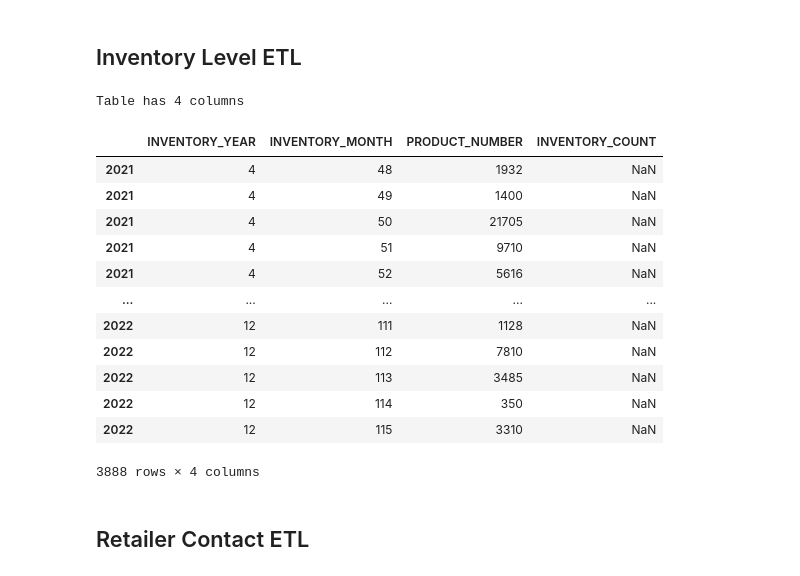
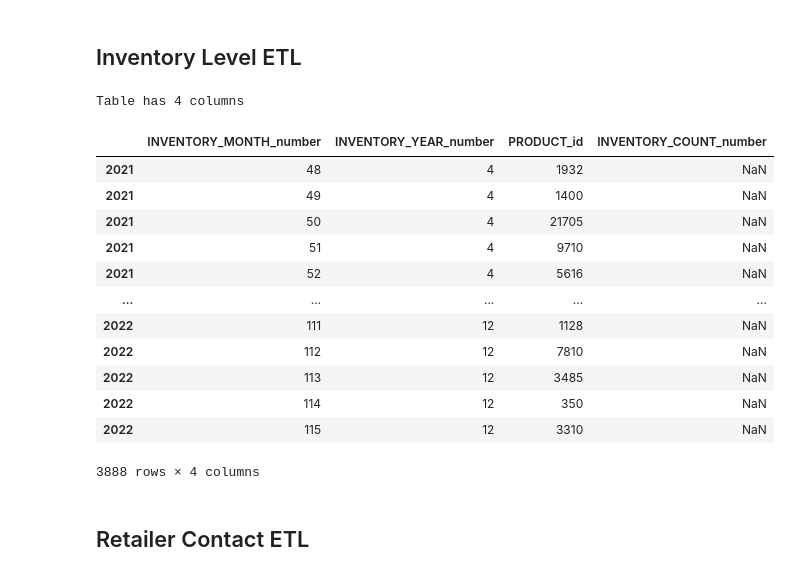
Before and after one commit to Vertcol/Datawarehouse, a Jupyter notebook: ETL.ipynb, the cells around one changed output. Drawn from its saved outputs; the diff is of its cells as text; code cells hidden in the pictures.

```diff
--- a/ETL.ipynb
+++ b/ETL.ipynb
@@ -198,7 +199,8 @@ rename_mapping = {
     'UNIT_SALE_PRICE': 'UNIT_SALE_PRICE_money',
     'WORK_PHONE': 'WORK_PHONE_phone',
     'YEAR': 'YEAR_number',
-    'TARGET_id': 'TARGET_id'
+    'TARGET_id': 'TARGET_id',
+    'TRAINING_id':'TRAINING_id'
 }
 
 # List of all vetted columns
@@ -271,8 +273,9 @@ Method to insert dataframe data into SQL server
 def createTable(tablename, dataframe, PK):
     SK = ''
     if PK == None:
+        PK = dataframe.columns[0]
         SK = f'SK_{tablename}'
-        columns = ''
+        columns = f'{PK} {columnType(PK)}'
     else:
         SK = f'SK_{PK}'
         columns = f'{PK} {columnType(PK)} NOT NULL'
@@ -303,6 +306,10 @@ Method to insert dataframe data into SQL server
 """
 def insertTable(tablename, dataframe, PK):
     # Add Primary Key as first column
+    columns = ''
+    if PK == None:
+        PK = dataframe.columns[0]
+
     columns = PK
 
     # Add all the other columns
@@ -444,31 +451,29 @@ Table has 4 columns
 # %%
 inventory_level_etl = inventory_level.rename(columns=rename_mapping)
 
 # Exclude
 inventory_level_etl = filterColumns(inventory_level_etl)
 
 # Assert
 sizeCheck(inventory_level_etl,4)
 inventory_level_etl
 
 # Create
-etl_tables.append(('Inventory_Level', inventory_level_etl, 'PRODUCT_id'))
-inventory_level_etl
-inventory_level
+#etl_tables.append(('Inventory_Level', inventory_level_etl, 'PRODUCT_id'))
 # %% [output]
 Table has 4 columns
-|  | INVENTORY_YEAR | INVENTORY_MONTH | PRODUCT_NUMBER | INVENTORY_COUNT |
-| 2021 | 4 | 48 | 1932 | NaN |
-| 2021 | 4 | 49 | 1400 | NaN |
-| 2021 | 4 | 50 | 21705 | NaN |
-| 2021 | 4 | 51 | 9710 | NaN |
-| 2021 | 4 | 52 | 5616 | NaN |
+|  | INVENTORY_MONTH_number | INVENTORY_YEAR_number | PRODUCT_id | INVENTORY_COUNT_number |
+| 2021 | 48 | 4 | 1932 | NaN |
+| 2021 | 49 | 4 | 1400 | NaN |
+| 2021 | 50 | 4 | 21705 | NaN |
+| 2021 | 51 | 4 | 9710 | NaN |
+| 2021 | 52 | 4 | 5616 | NaN |
 | ... | ... | ... | ... | ... |
-| 2022 | 12 | 111 | 1128 | NaN |
-| 2022 | 12 | 112 | 7810 | NaN |
-| 2022 | 12 | 113 | 3485 | NaN |
-| 2022 | 12 | 114 | 350 | NaN |
-| 2022 | 12 | 115 | 3310 | NaN |
+| 2022 | 111 | 12 | 1128 | NaN |
+| 2022 | 112 | 12 | 7810 | NaN |
+| 2022 | 113 | 12 | 3485 | NaN |
+| 2022 | 114 | 12 | 350 | NaN |
+| 2022 | 115 | 12 | 3310 | NaN |
 3888 rows × 4 columns
 # %% [markdown]
 ## Retailer Contact ETL
```
Also changed, not shown: parts of 8 cells of this notebook.
